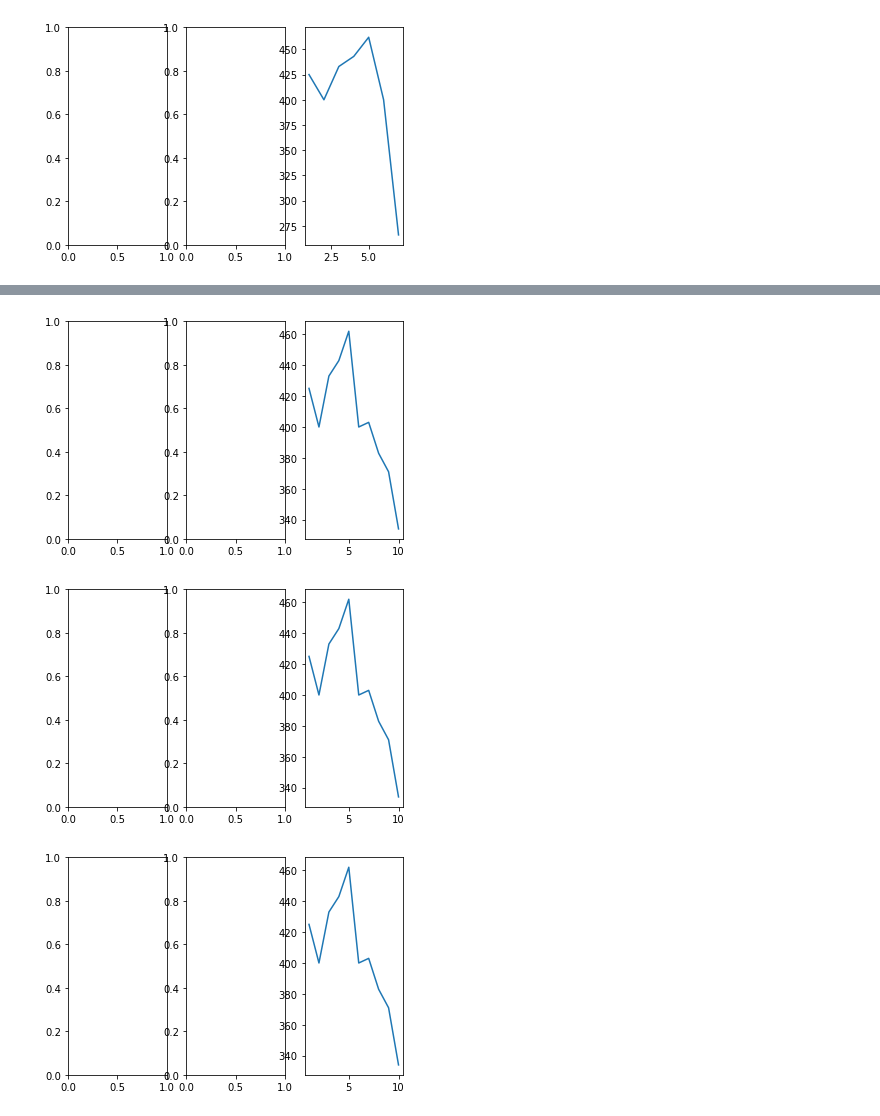
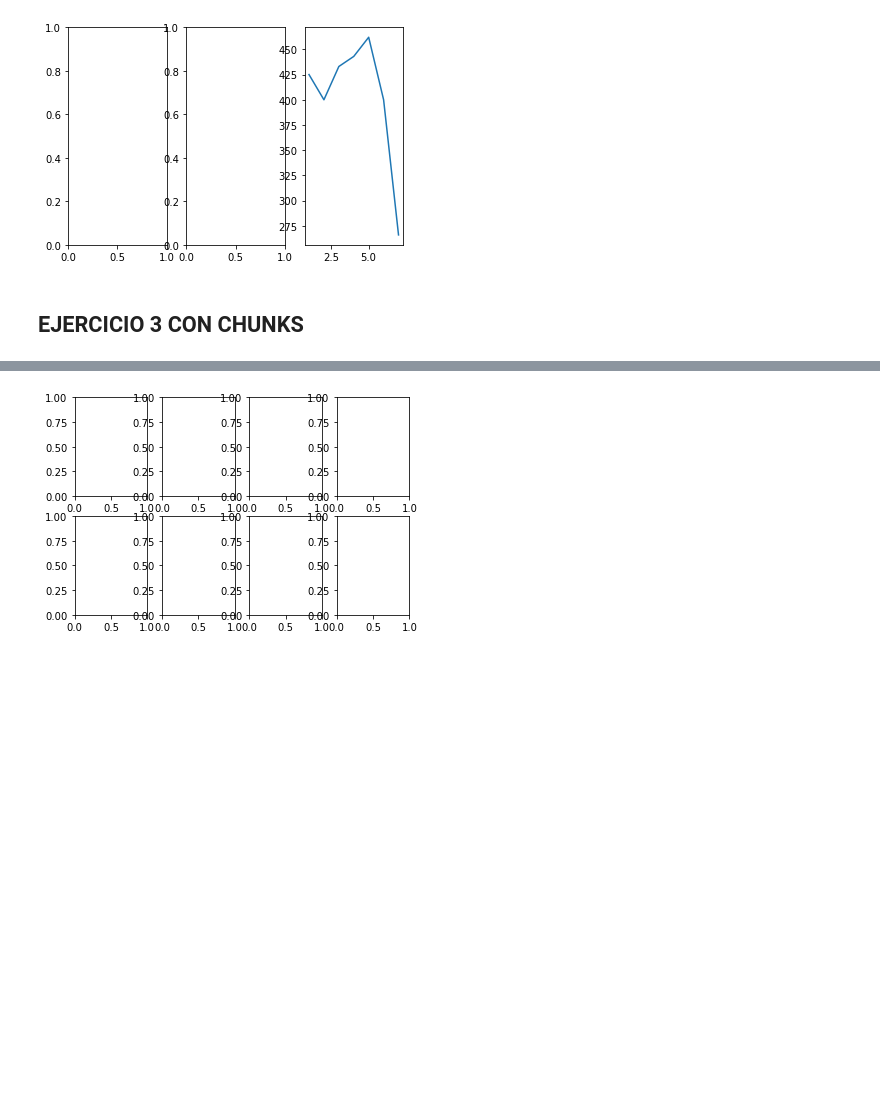
Before and after one commit to hxn241/Shell, a Jupyter notebook: Datachallenge.ipynb, the cells around one changed output, grey strips where cells are left out. Cells and saved outputs as stored; diff of their text form; code cells hidden in the pictures; blank space fills up the shorter version.

```diff
--- a/Datachallenge.ipynb
+++ b/Datachallenge.ipynb
@@ -149,6 +114,8 @@ IndexError: too many indices for array: array is 1-dimensional, but 2 were index
 #df2=df[df['Destination']=='BCN']
 #df3=df[df['Destination']=='APG']
 #filtered_df = filtered_df.groupby(['Month','Destination'])['Destination'].agg('count')
+# %% [markdown]
+## EJERCICIO 3 CON CHUNKS
 # %%
 import pandas as pd
 import matplotlib.pyplot as plt
@@ -157,19 +124,22 @@ pd.set_option('display.max_columns', None)
 
 all_chunks = pd.DataFrame()
 
-dfchunk=pd.read_csv(file2,nrows = 300000,delimiter='^',chunksize=50000,iterator=True)
-
+dfchunk=pd.read_csv(file2,delimiter='^',chunksize=50000,iterator=True)
+cont=0
 dest = {0:'MAD',1:'BCN',2:'APG'}
+fig, axes = plt.subplots(nrows=2, ncols=4)
 for key, value in dest.items():
     for i,b in enumerate(dfchunk):
-        b['Date'] = pd.to_datetime(b['Date'])
-        b['Month']=b['Date'].dt.month
-        filtered_df = b[b.Destination==(value)]
+        q=b
+        q['Date'] = pd.to_datetime(q['Date'])
+        q['Month']=q['Date'].dt.month
+        filtered_df = q[q.Destination==(value)]
         result_chunk = filtered_df
         all_chunks = all_chunks.append(result_chunk)
-    fig, axes = plt.subplots(nrows=1, ncols=3)
     city_filter = all_chunks.groupby(['Month'])['Destination'].count().reset_index()
-    plt.plot(city_filter['Month'],city_filter['Destination'])
+    cont+=1
+    axes[0,1]= plt.plot(city_filter['Month'],city_filter['Destination'])
+    city_filter=0
 
 
 
@@ -185,6 +156,4 @@ for key, value in dest.items():
-[figure, old version]
+[figure, new version]
-[figure, removed]
-[figure, removed]
 # %%
 import matplotlib.pyplot as plt
 %matplotlib inline
```
Also changed, not shown: parts of 5 cells of this notebook.
